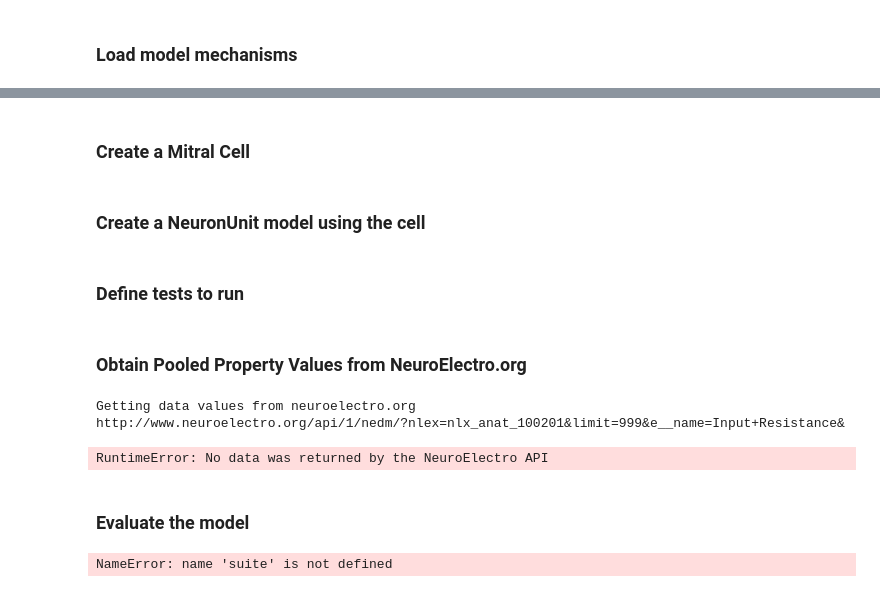
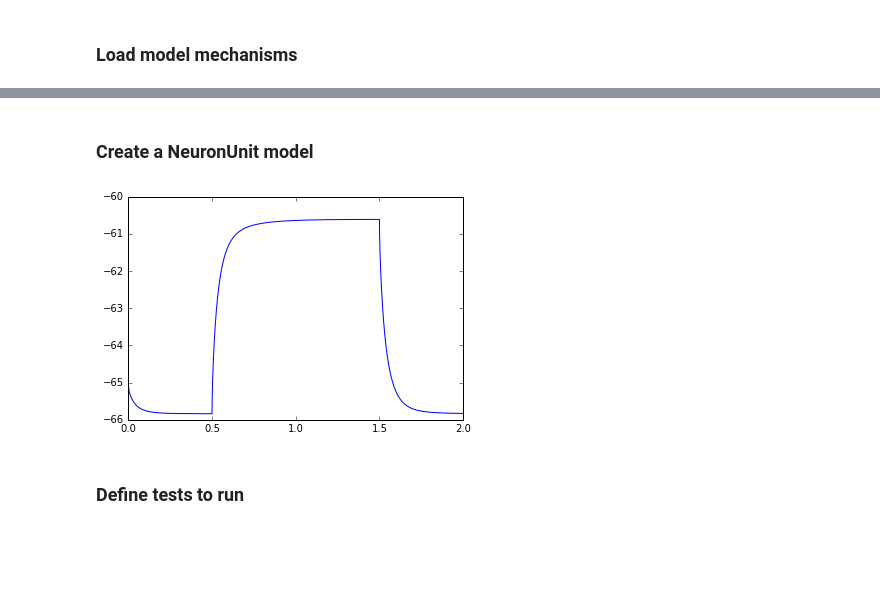
Before and after one commit to JustasB/MitralSuite, a Jupyter notebook: BhallaBower1993.ipynb, the cells around one changed output, grey strips where cells are left out. Drawn from its saved outputs; the diff is of its cells as text; code cells hidden in the pictures; blank space fills up the shorter version.

Commit message:
All models producing results

```diff
--- a/BhallaBower1993.ipynb
+++ b/BhallaBower1993.ipynb
@@ -20,2 +3,13 @@ from quantities import nA, pA, s, ms, mV
+# %%
+modelPath = 'Models/BhallaBower1993/bbmit'
+modelName = 'BhallaBower1993'
+
+def getSomaScript(h):
+
+    h.load_file('mosinit.hoc')
+    h.IClamp[0].amp = 0.0
+    soma = h.soma
+
+    return soma
 # %% [markdown]
-### Create a Mitral Cell
+### Create a NeuronUnit model
@@ -26,2 +15,0 @@ soma = h.soma
-# %% [markdown]
-### Create a NeuronUnit model using the cell
@@ -37,0 +16,12 @@ mod1.setStopTime(2*s)
+# %%
+%matplotlib inline
+import helpers
+
+mod1 = helpers.createModel(name = modelName, \
+                           path = modelPath, \
+               getSectionScript = getSomaScript)
+
+# Interactively find stimulation currents
+helpers.IClampWidget(mod1)
+# %% [output]
+[figure, added]
@@ -59,32 +37,0 @@ tests = []
-# %% [markdown]
-### Obtain Pooled Property Values from NeuroElectro.org
-# %%
-# Fetch NeuroElectro property values for each test
-for t in xrange(len(testTypes)):
-    testType = testTypes[t][0]
-    params = testTypes[t][1]
-
-    # Get the observations: property means and stds
-    obs = testType.neuroelectro_pooled_observation(neuron, quiet=False)
-
-    # Create a test instance using the observations
-    test = testType(obs)
-
-    if(params is not None):
-        test.params = params
-
-    tests.append(test)
-
-# Create a test suite
-suite = sciunit.TestSuite("Migliore 2014 Tests", tests)
-# %% [output]
-Getting data values from neuroelectro.org
-http://www.neuroelectro.org/api/1/nedm/?nlex=nlx_anat_100201&limit=999&e__name=Input+Resistance&
-RuntimeError: No data was returned by the NeuroElectro API
-# %% [markdown]
-### Evaluate the model
-# %%
-score = suite.judge(mod1)
-score.view()
-# %% [output]
-NameError: name 'suite' is not defined
```
Also changed, not shown: parts of 9 cells of this notebook, 14 other files.
